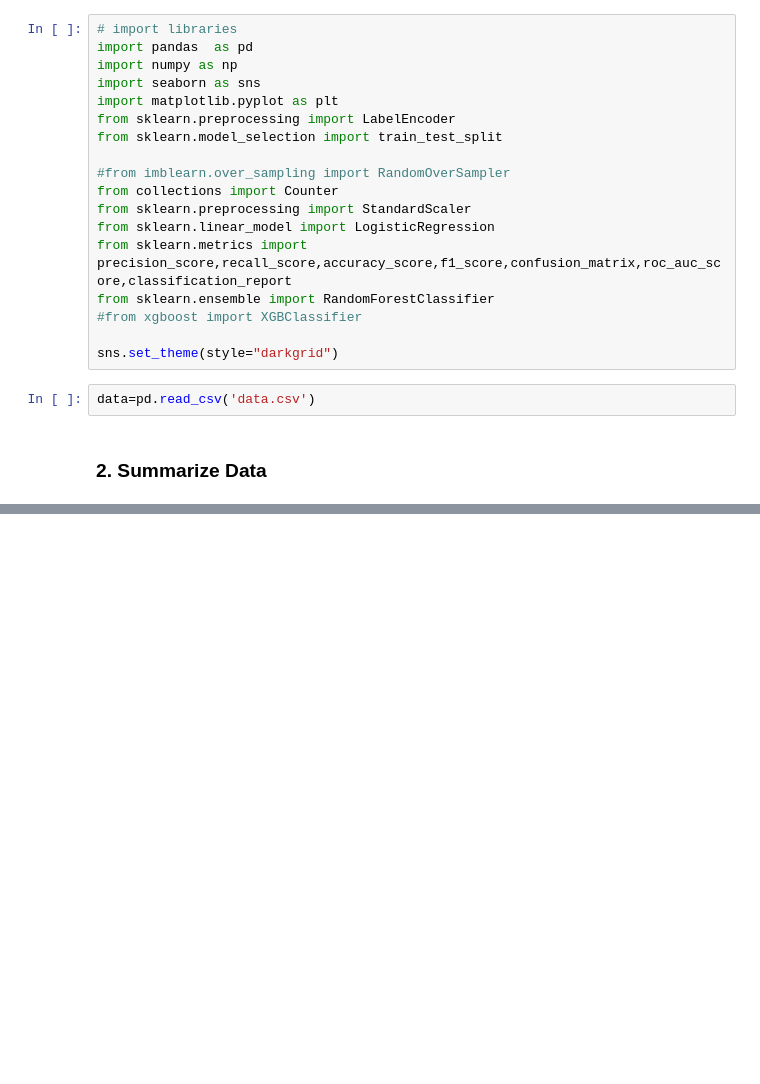
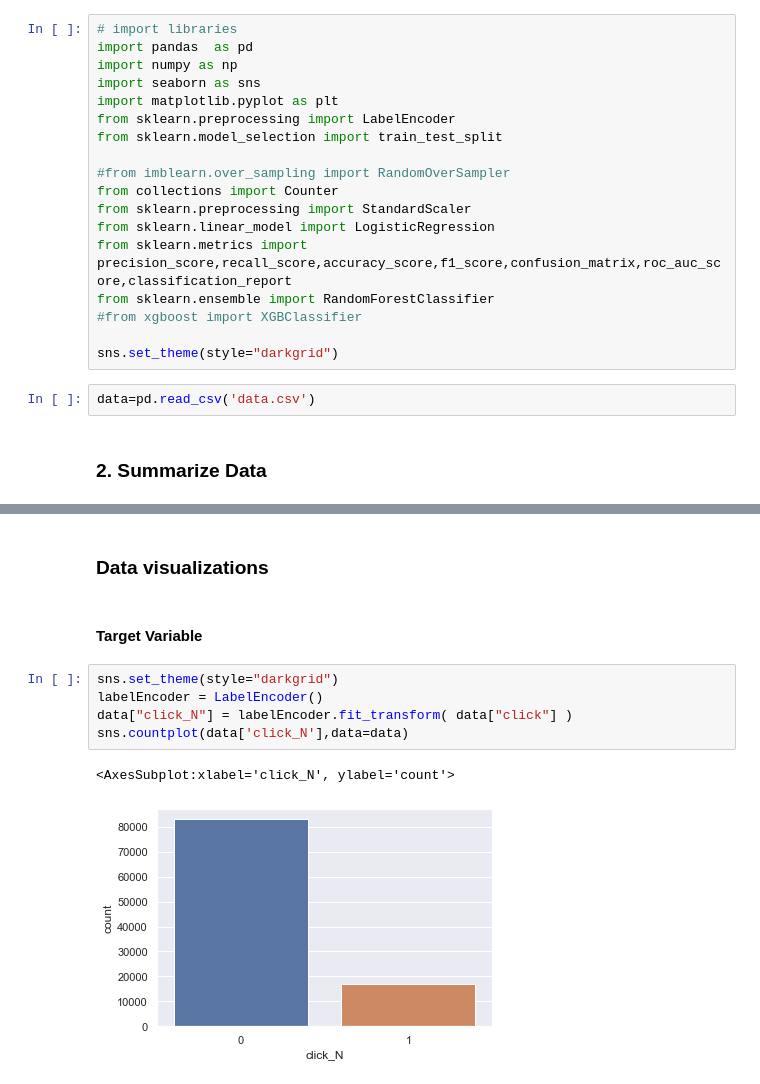
Before and after one commit to jagsrj/ClickThroughRatePrediction, a Jupyter notebook: Machine Learning Assignment - Click Through Rate Prediction.ipynb, the cells around one changed output, grey strips where cells are left out. Saved outputs shown, nothing was run; the diff lists cells and outputs as text; blank space fills up the shorter version.

```diff
--- a/Machine Learning Assignment - Click Through Rate Prediction.ipynb
+++ b/Machine Learning Assignment - Click Through Rate Prediction.ipynb
@@ -46,0 +97,12 @@ data.head()
+# %% [markdown]
+### Data visualizations
+# %% [markdown]
+#### Target Variable
+# %%
+sns.set_theme(style="darkgrid")
+labelEncoder = LabelEncoder()
+data["click_N"] = labelEncoder.fit_transform( data["click"] )
+sns.countplot(data['click_N'],data=data)
+# %% [output]
+<AxesSubplot:xlabel='click_N', ylabel='count'>
+[figure, added]
```
Also changed, not shown: parts of 24 cells of this notebook.
